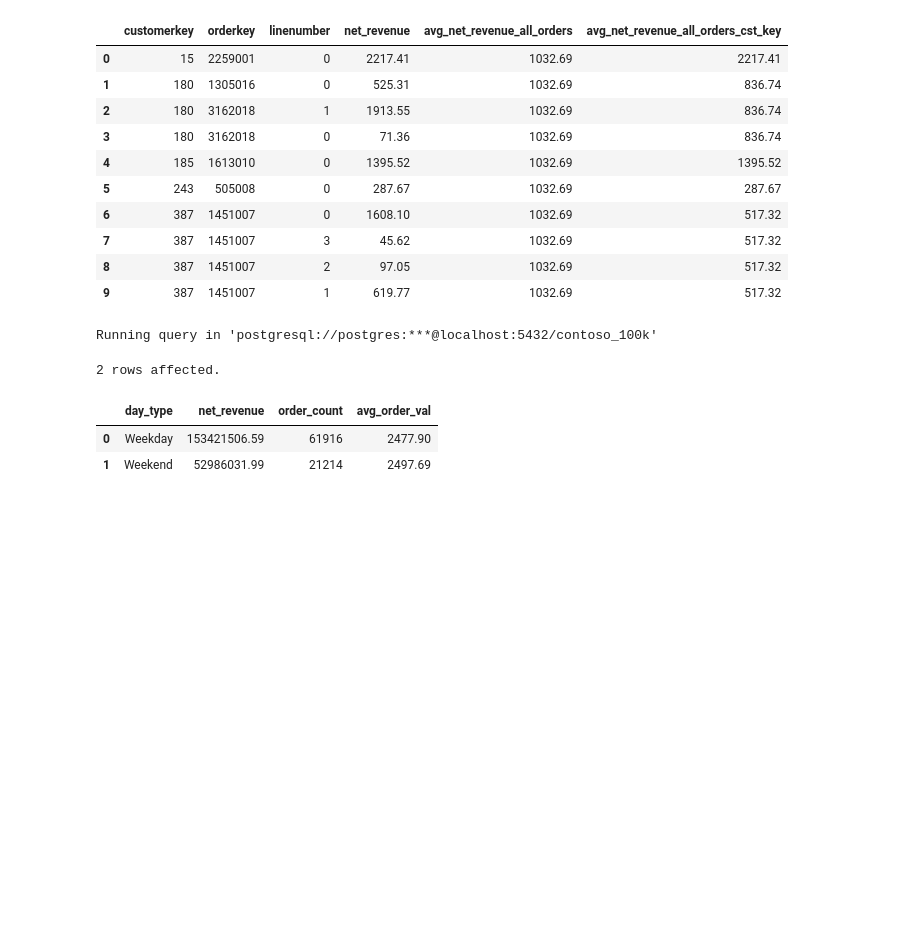
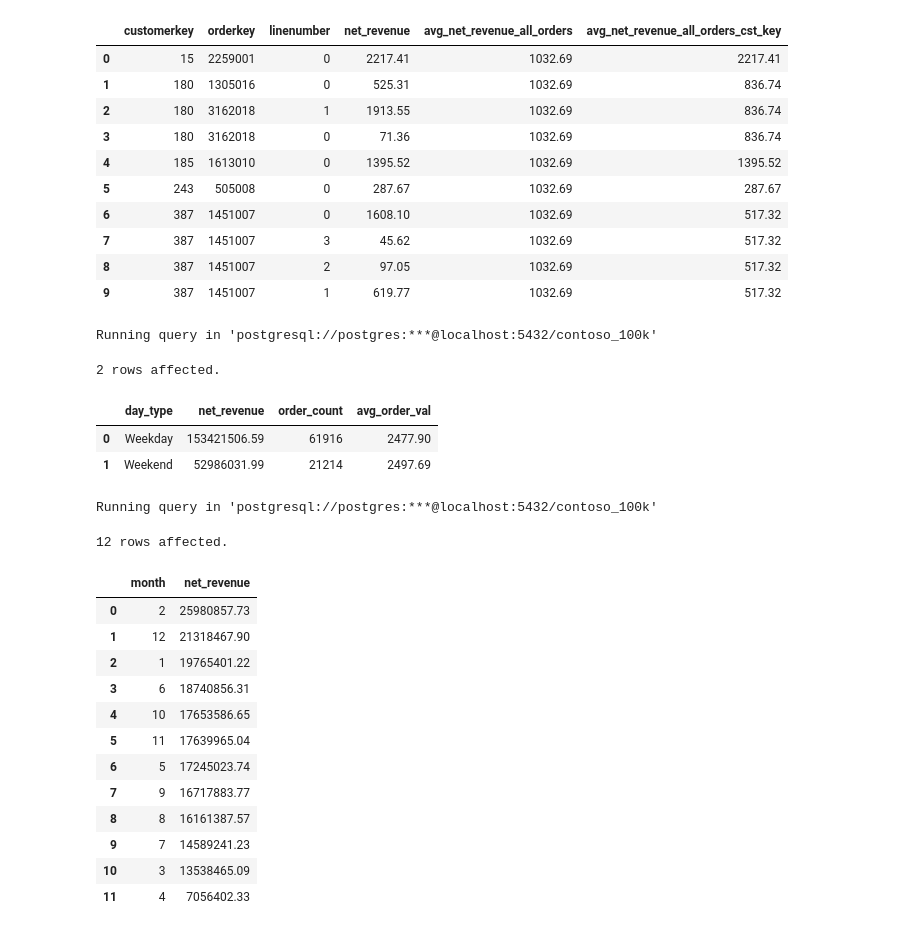
Before and after one commit to C0deB3ast/Data_analysis_work, a Jupyter notebook: Resources/Blank_SQL_Notebook.ipynb, the cells around one changed output. Saved outputs shown, nothing was run; the diff lists cells and outputs as text; code cells hidden in the pictures; blank space fills up the shorter version.

```diff
--- a/Resources/Blank_SQL_Notebook.ipynb
+++ b/Resources/Blank_SQL_Notebook.ipynb
@@ -908,3 +906,29 @@ Running query in 'postgresql://postgres:***@localhost:5432/contoso_100k'
 |  | day_type | net_revenue | order_count | avg_order_val |
 | 0 | Weekday | 153421506.59 | 61916 | 2477.90 |
 | 1 | Weekend | 52986031.99 | 21214 | 2497.69 |
+# %%
+%%sql
+SELECT
+EXTRACT(MONTH from orderdate) As month,
+Sum(quantity * netprice * exchangerate)  as net_revenue
+From sales
+Group by
+month
+order by
+net_revenue Desc;
+# %% [output]
+Running query in 'postgresql://postgres:***@localhost:5432/contoso_100k'
+12 rows affected.
+|  | month | net_revenue |
+| 0 | 2 | 25980857.73 |
+| 1 | 12 | 21318467.90 |
+| 2 | 1 | 19765401.22 |
+| 3 | 6 | 18740856.31 |
+| 4 | 10 | 17653586.65 |
+| 5 | 11 | 17639965.04 |
+| 6 | 5 | 17245023.74 |
+| 7 | 9 | 16717883.77 |
+| 8 | 8 | 16161387.57 |
+| 9 | 7 | 14589241.23 |
+| 10 | 3 | 13538465.09 |
+| 11 | 4 | 7056402.33 |
```
Also changed, not shown: parts of 2 cells of this notebook.
